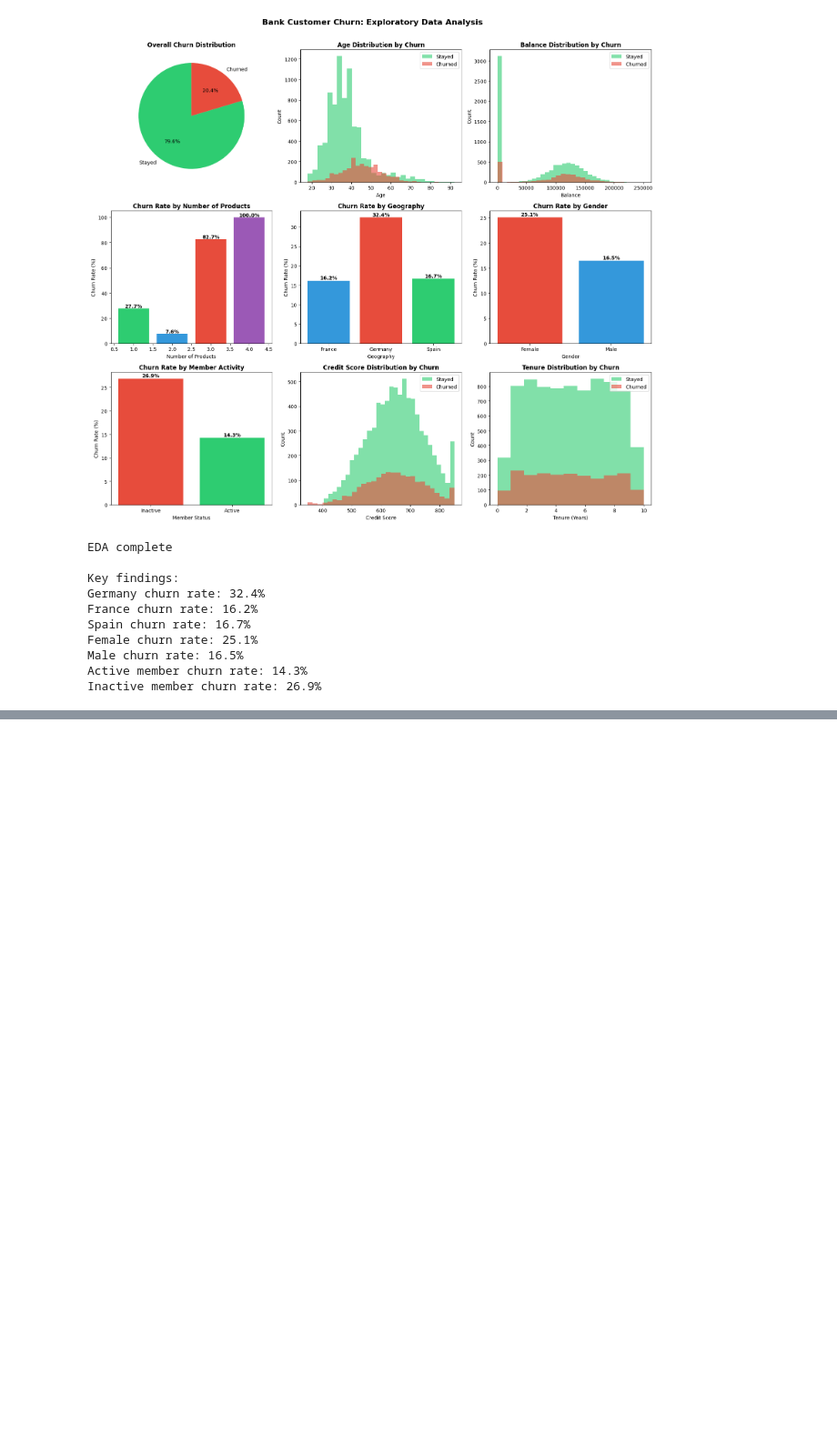
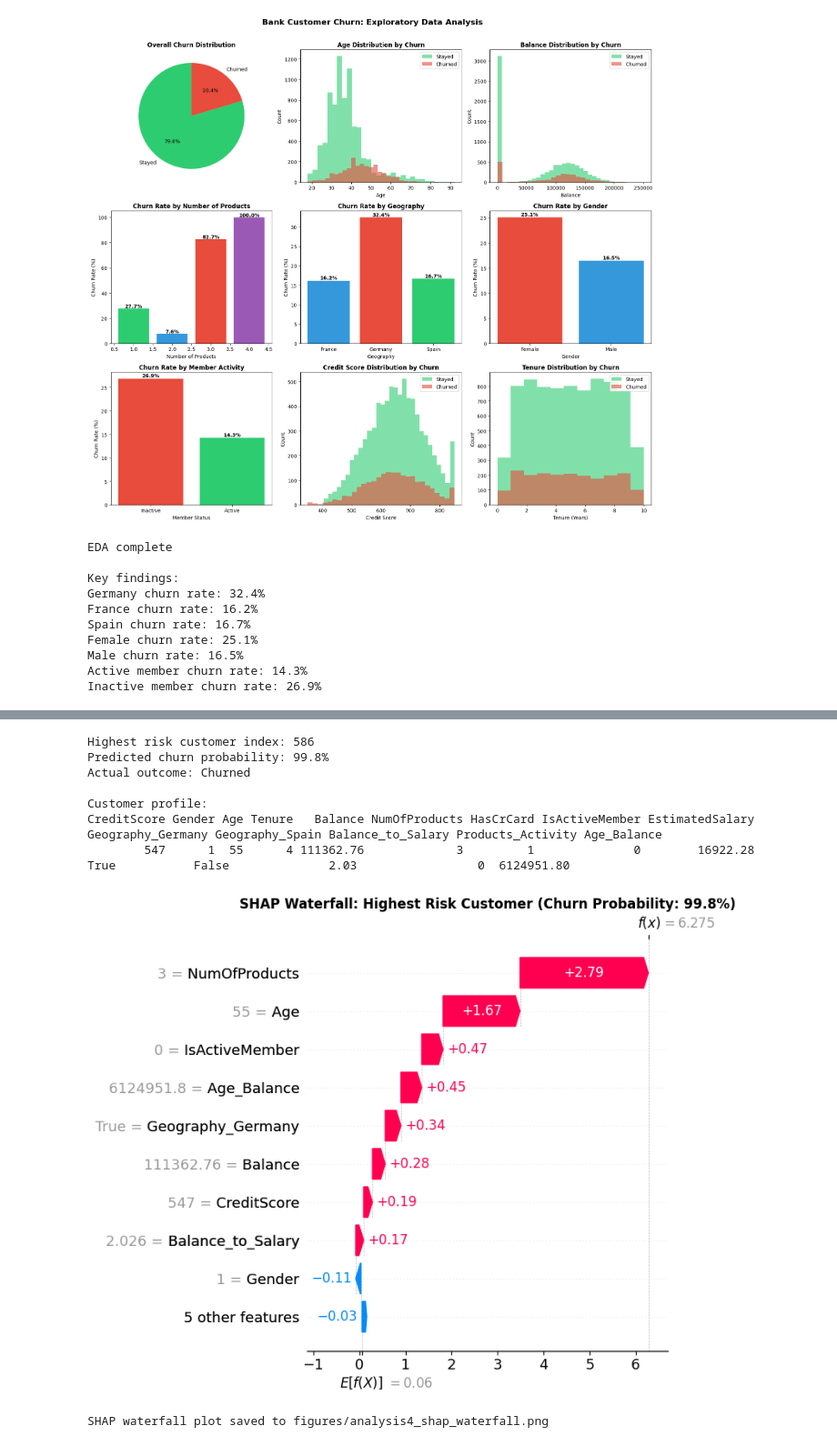
Before and after one commit to Kingsley-Eboh/bank-churn-prediction, a Jupyter notebook: bank_churn_prediction.ipynb, the cells around one changed output, grey strips where cells are left out. Shown at 91% size. Saved outputs shown, nothing was run; the diff lists cells and outputs as text; code cells hidden in the pictures; blank space fills up the shorter version.

```diff
--- a/bank_churn_prediction.ipynb
+++ b/bank_churn_prediction.ipynb
@@ -363,0 +813,40 @@ Inactive member churn rate: 26.9%
+# %%
+
+# Identify customer with highest predicted churn probability
+highest_risk_idx = np.argmax(xgb_tuned_prob)
+highest_risk_prob = xgb_tuned_prob[highest_risk_idx]
+
+print(f"Highest risk customer index: {highest_risk_idx}")
+print(f"Predicted churn probability: {highest_risk_prob*100:.1f}%")
+print(f"Actual outcome: {'Churned' if y_test.iloc[highest_risk_idx] == 1 else 'Stayed'}")
+
+print(f"\nCustomer profile:")
+print(X_test.iloc[highest_risk_idx].to_frame().T.to_string(index=False))
+
+# Calculate SHAP explanation for this customer
+explainer_v2 = shap.TreeExplainer(xgb_tuned)
+shap_explanation = explainer_v2(X_test)
+
+# Plot waterfall for highest risk customer
+plt.figure(figsize=(10, 8))
+shap.plots.waterfall(
+    shap_explanation[highest_risk_idx],
+    show=False
+)
+plt.title(f'SHAP Waterfall: Highest Risk Customer (Churn Probability: {highest_risk_prob*100:.1f}%)',
+          fontweight='bold')
+plt.tight_layout()
+plt.savefig('figures/analysis4_shap_waterfall.png', dpi=150, bbox_inches='tight')
+plt.show()
+
+print("\nSHAP waterfall plot saved to figures/analysis4_shap_waterfall.png")
+# %% [output]
+Highest risk customer index: 586
+Predicted churn probability: 99.8%
+Actual outcome: Churned
+
+Customer profile:
+CreditScore Gender Age Tenure   Balance NumOfProducts HasCrCard IsActiveMember EstimatedSalary Geography_Germany Geography_Spain Balance_to_Salary Products_Activity Age_Balance
+        547      1  55      4 111362.76             3         1              0        16922.28              True           False              2.03                 0  6124951.80
+[figure, added]
+SHAP waterfall plot saved to figures/analysis4_shap_waterfall.png
```
Also changed, not shown: parts of 13 cells of this notebook, 4 other files.
